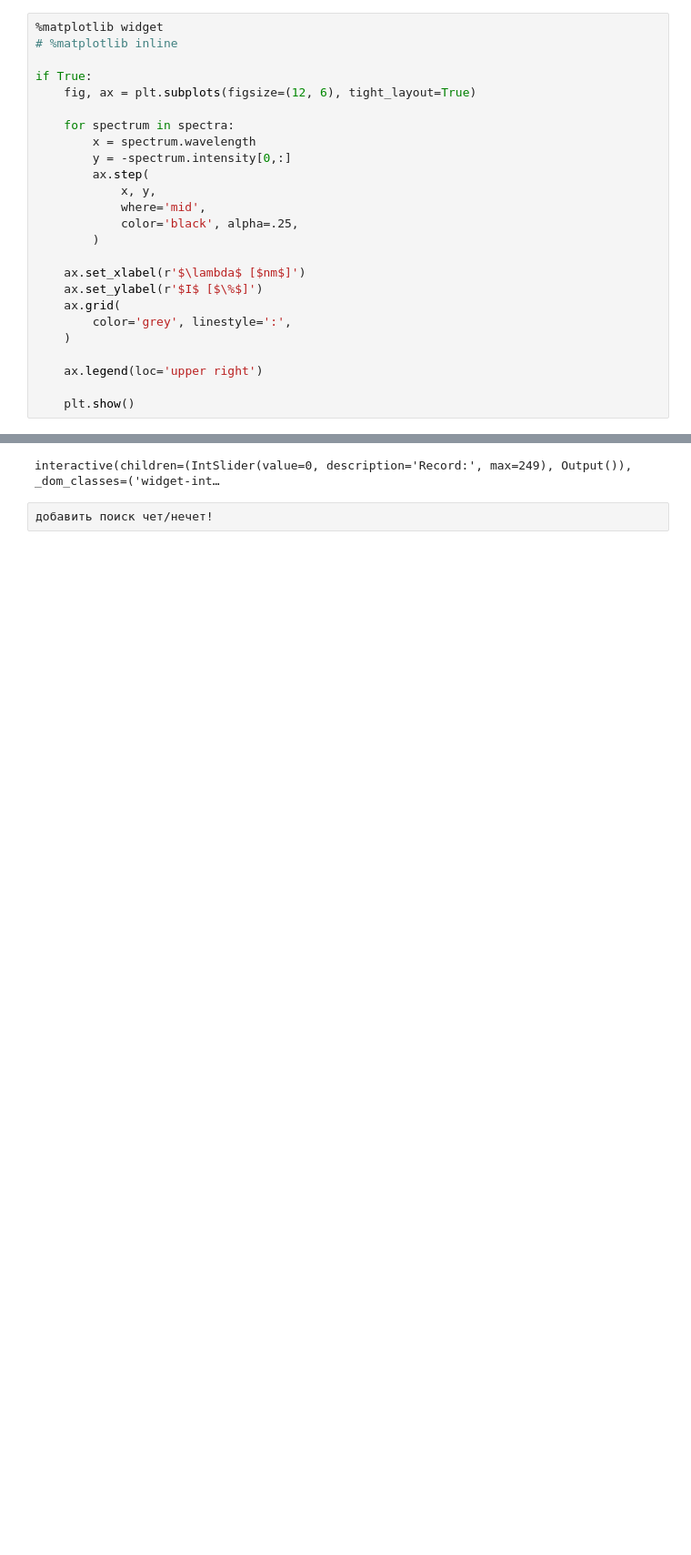
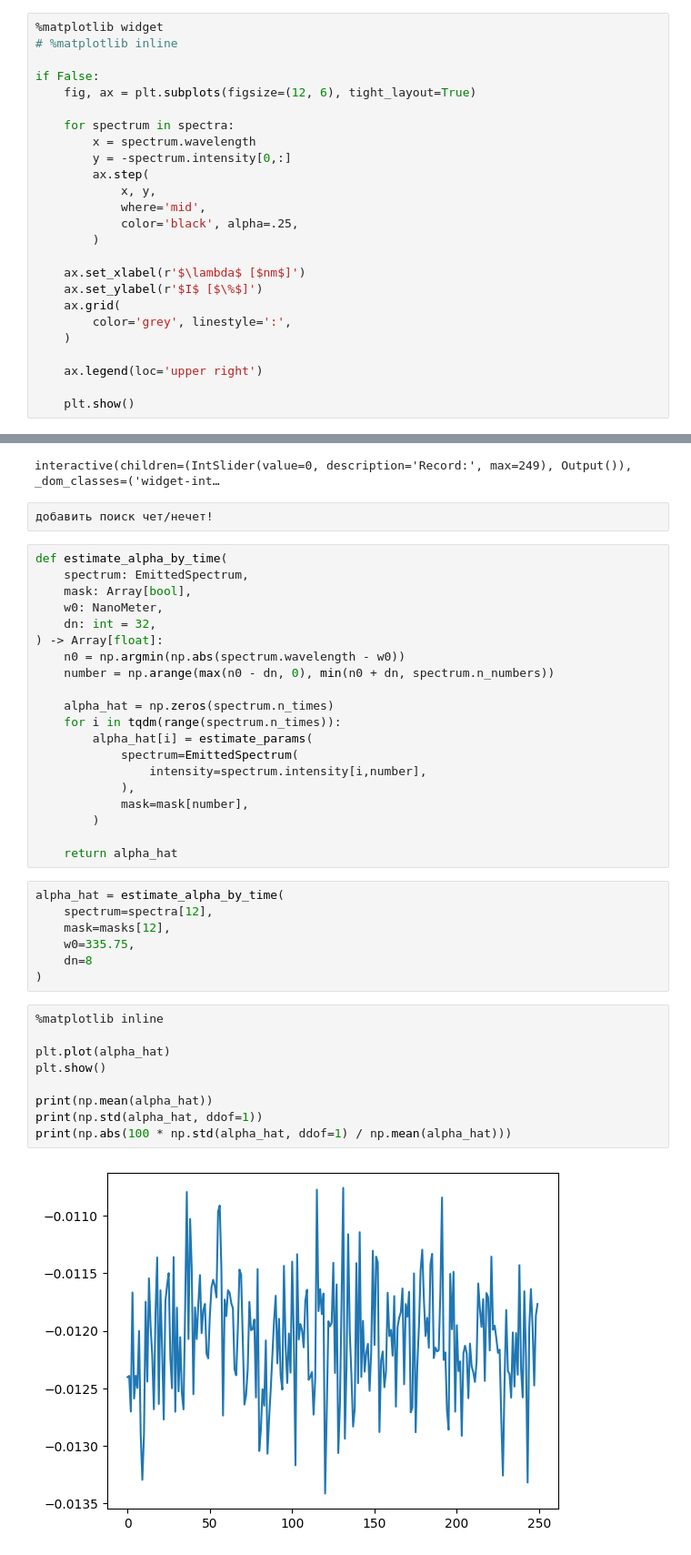
Before and after one commit to Exinker/plugin-spectrum-processor, a Jupyter notebook: notebooks/notebook_v4.ipynb, the cells around one changed output, grey strips where cells are left out. Shown at 91% size. Cells and saved outputs as stored; diff of their text form; blank space fills up the shorter version.

```diff
--- a/notebooks/notebook_v4.ipynb
+++ b/notebooks/notebook_v4.ipynb
@@ -65,7 +50,7 @@ spectra = sorted(spectra, key=lambda spectrum: np.mean(spectrum.wavelength))
 %matplotlib widget
 # %matplotlib inline
 
-if True:
+if False:
     fig, ax = plt.subplots(figsize=(12, 6), tight_layout=True)
 
     for spectrum in spectra:
@@ -308,3 +292,41 @@ interact(update, idx=IntSlider(min=0, max=max_idx, step=1, value=0, description=
 interactive(children=(IntSlider(value=0, description='Record:', max=249), Output()), _dom_classes=('widget-int…
 # %%
 добавить поиск чет/нечет!
+# %%
+def estimate_alpha_by_time(
+    spectrum: EmittedSpectrum,
+    mask: Array[bool],
+    w0: NanoMeter,
+    dn: int = 32,
+) -> Array[float]:
+    n0 = np.argmin(np.abs(spectrum.wavelength - w0))
+    number = np.arange(max(n0 - dn, 0), min(n0 + dn, spectrum.n_numbers))
+
+    alpha_hat = np.zeros(spectrum.n_times)
+    for i in tqdm(range(spectrum.n_times)):
+        alpha_hat[i] = estimate_params(
+            spectrum=EmittedSpectrum(
+                intensity=spectrum.intensity[i,number],
+            ),
+            mask=mask[number],
+        )
+
+    return alpha_hat
+# %%
+alpha_hat = estimate_alpha_by_time(
+    spectrum=spectra[12],
+    mask=masks[12],
+    w0=335.75,
+    dn=8
+)
+# %%
+%matplotlib inline
+
+plt.plot(alpha_hat)
+plt.show()
+
+print(np.mean(alpha_hat))
+print(np.std(alpha_hat, ddof=1))
+print(np.abs(100 * np.std(alpha_hat, ddof=1) / np.mean(alpha_hat)))
+# %% [output]
+[figure, added]
```
Also changed, not shown: parts of 6 cells of this notebook, 1 other file.
